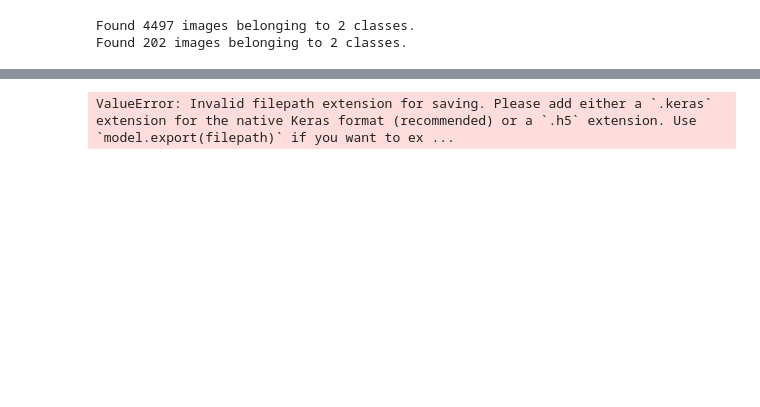
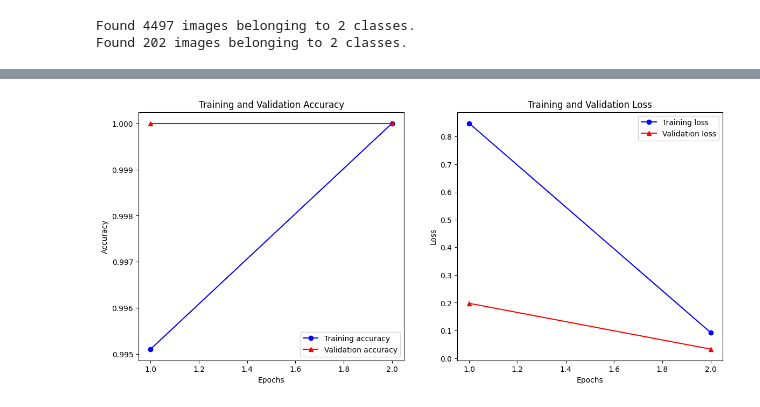
Before and after one commit to ligma-dragon/testing_final_assignment, a Jupyter notebook: final_assgn.ipynb, the cells around one changed output, grey strips where cells are left out. Cells and saved outputs as stored; diff of their text form; code cells hidden in the pictures; blank space fills up the shorter version.

```diff
--- a/final_assgn.ipynb
+++ b/final_assgn.ipynb
@@ -232,9 +232,9 @@ model.compile(optimizer='adam',
 
 history = model.fit(
     train_generator,
-    epochs=3,
+    epochs=2,
     validation_data=validation_generator)
-model.save("/Users/adithyamallya/Documents/PESU Academy/CSE/Sem3/PESU I:O/final_assignment")
+model.save("/Users/adithyamallya/Documents/PESU Academy/CSE/Sem3/PESU I:O/final_assignment/model.keras")
 loss, accuracy = model.evaluate(validation_generator)
 print(f"Validation Accuracy: {accuracy:.2f}")
 
@@ -267,6 +267,7 @@ def plot_accuracy_and_loss(history):
 
     plt.show()
 
+
 plot_accuracy_and_loss(history)
 # %% [output]
 Found 4497 images belonging to 2 classes.
@@ -281 +282 @@ Epoch 3/3
-ValueError: Invalid filepath extension for saving. Please add either a `.keras` extension for the native Keras format (recommended) or a `.h5` extension. Use `model.export(filepath)` if you want to ex ...
+[figure, added]
```
Also changed, not shown: parts of 1 cell of this notebook.
